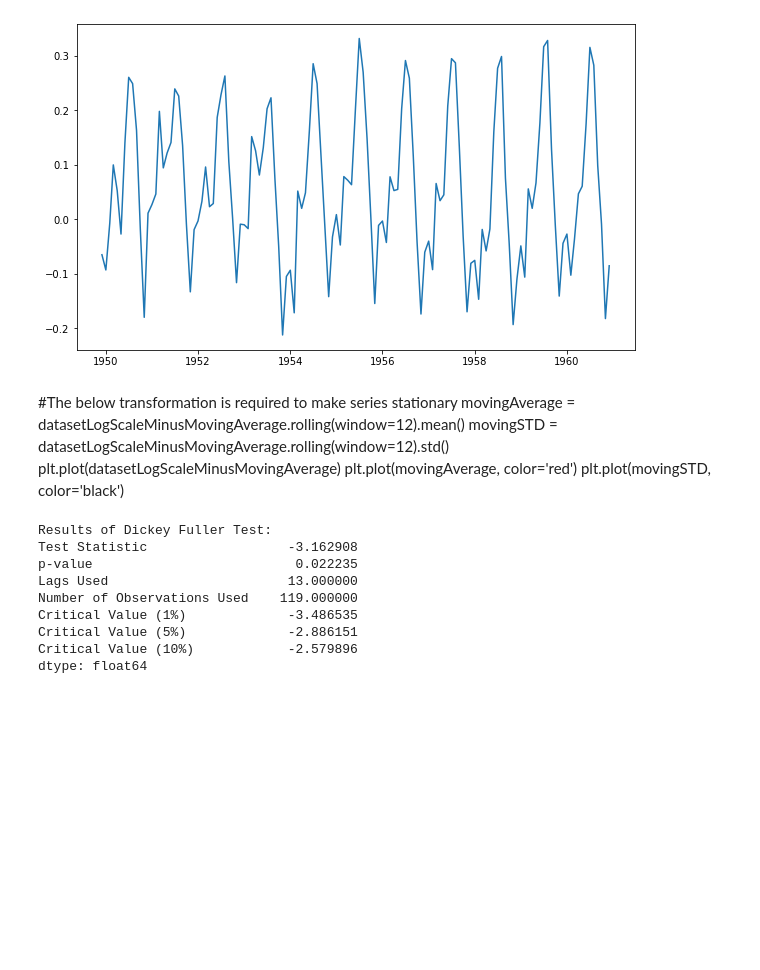
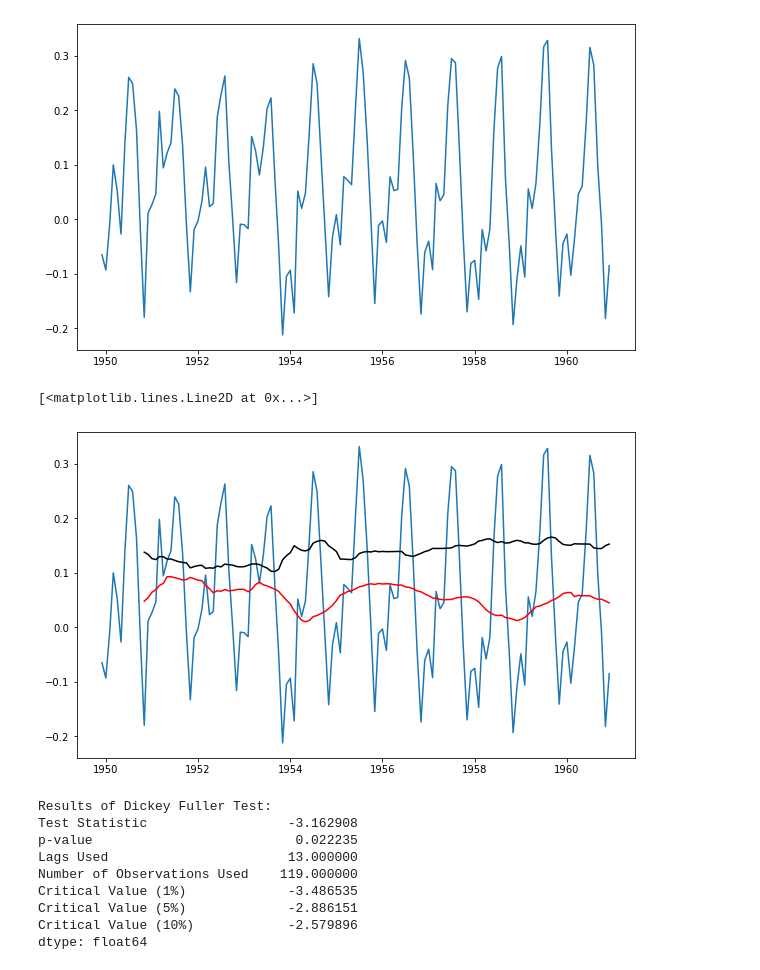
Before and after one commit to TerezaBoada/Estatistica, a Jupyter notebook: 3.2. Modelos Estatísticos para Séries Temporais.ipynb, the cells around one changed output. Cells and saved outputs as stored; diff of their text form; code cells hidden in the pictures; blank space fills up the shorter version.

```diff
--- a/3.2. Modelos Estatísticos para Séries Temporais.ipynb
+++ b/3.2. Modelos Estatísticos para Séries Temporais.ipynb
@@ -233,13 +233,16 @@ plt.plot(datasetLogScaleMinusMovingAverage)
 # %% [output]
 [<matplotlib.lines.Line2D at 0x...>]
 [figure]
-# %% [markdown]
-#The below transformation is required to make series stationary
-movingAverage = datasetLogScaleMinusMovingAverage.rolling(window=12).mean()
-movingSTD = datasetLogScaleMinusMovingAverage.rolling(window=12).std()
-plt.plot(datasetLogScaleMinusMovingAverage)
-plt.plot(movingAverage, color='red')
-plt.plot(movingSTD, color='black')
+# %%
+#The below transformation is required to make series stationary
+movingAverage = datasetLogScaleMinusMovingAverage.rolling(window=12).mean()
+movingSTD = datasetLogScaleMinusMovingAverage.rolling(window=12).std()
+plt.plot(datasetLogScaleMinusMovingAverage)
+plt.plot(movingAverage, color='red')
+plt.plot(movingSTD, color='black')
+# %% [output]
+[<matplotlib.lines.Line2D at 0x...>]
+[figure, added]
 # %%
 #Perform Dickey–Fuller test:
 print('Results of Dickey Fuller Test:')
```
Also changed, not shown: parts of 2 cells of this notebook.
